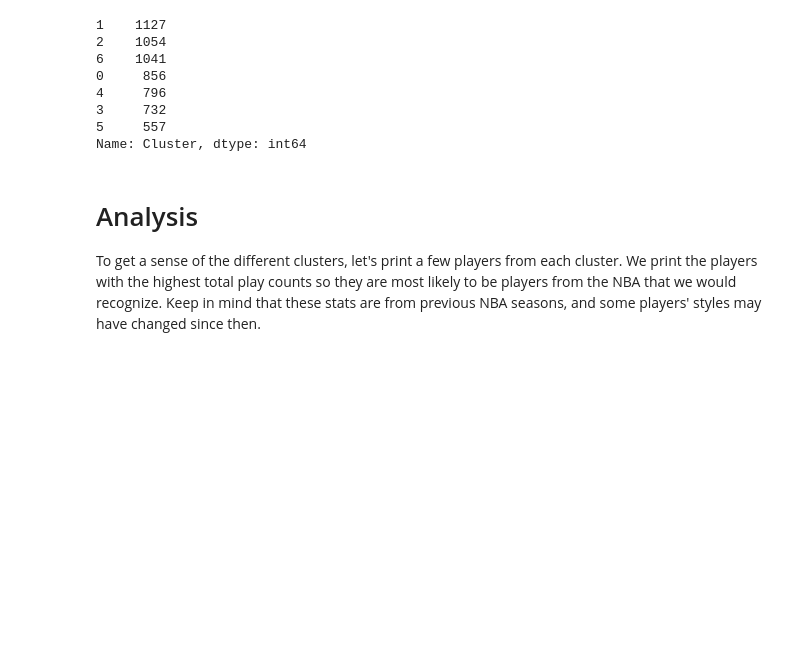
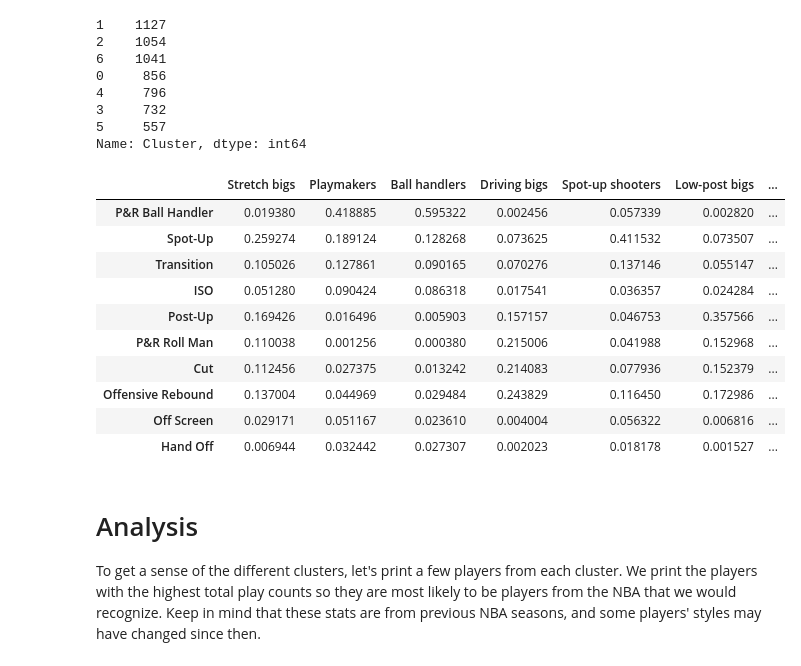
Before and after one commit to arifaulakh/FIBA_Player_Styles, a Jupyter notebook: Clustering-NBA-INTL-FIBA.ipynb, the cells around one changed output. Cells and saved outputs as stored; diff of their text form; code cells hidden in the pictures; blank space fills up the shorter version.

Commit message:
add cluster centres

```diff
--- a/Clustering-NBA-INTL-FIBA.ipynb
+++ b/Clustering-NBA-INTL-FIBA.ipynb
@@ -128,3 +129,20 @@ filt_df['Cluster'].value_counts()
 3     732
 5     557
 Name: Cluster, dtype: int64
+# %%
+cluster_centres = np.transpose(test_model.cluster_centers_)
+player_types = ['Stretch bigs', 'Playmakers', 'Ball handlers', 'Driving bigs', 'Spot-up shooters', 'Low-post bigs', 'Off-ball wings']
+cluster_centres_df = pd.DataFrame(cluster_centres, play_types, columns = player_types)
+cluster_centres_df
+# %% [output]
+|  | Stretch bigs | Playmakers | Ball handlers | Driving bigs | Spot-up shooters | Low-post bigs | ... |
+| P&R Ball Handler | 0.019380 | 0.418885 | 0.595322 | 0.002456 | 0.057339 | 0.002820 | ... |
+| Spot-Up | 0.259274 | 0.189124 | 0.128268 | 0.073625 | 0.411532 | 0.073507 | ... |
+| Transition | 0.105026 | 0.127861 | 0.090165 | 0.070276 | 0.137146 | 0.055147 | ... |
+| ISO | 0.051280 | 0.090424 | 0.086318 | 0.017541 | 0.036357 | 0.024284 | ... |
+| Post-Up | 0.169426 | 0.016496 | 0.005903 | 0.157157 | 0.046753 | 0.357566 | ... |
+| P&R Roll Man | 0.110038 | 0.001256 | 0.000380 | 0.215006 | 0.041988 | 0.152968 | ... |
+| Cut | 0.112456 | 0.027375 | 0.013242 | 0.214083 | 0.077936 | 0.152379 | ... |
+| Offensive Rebound | 0.137004 | 0.044969 | 0.029484 | 0.243829 | 0.116450 | 0.172986 | ... |
+| Off Screen | 0.029171 | 0.051167 | 0.023610 | 0.004004 | 0.056322 | 0.006816 | ... |
+| Hand Off | 0.006944 | 0.032442 | 0.027307 | 0.002023 | 0.018178 | 0.001527 | ... |
```
Also changed, not shown: parts of 4 cells of this notebook, 1 other file.
